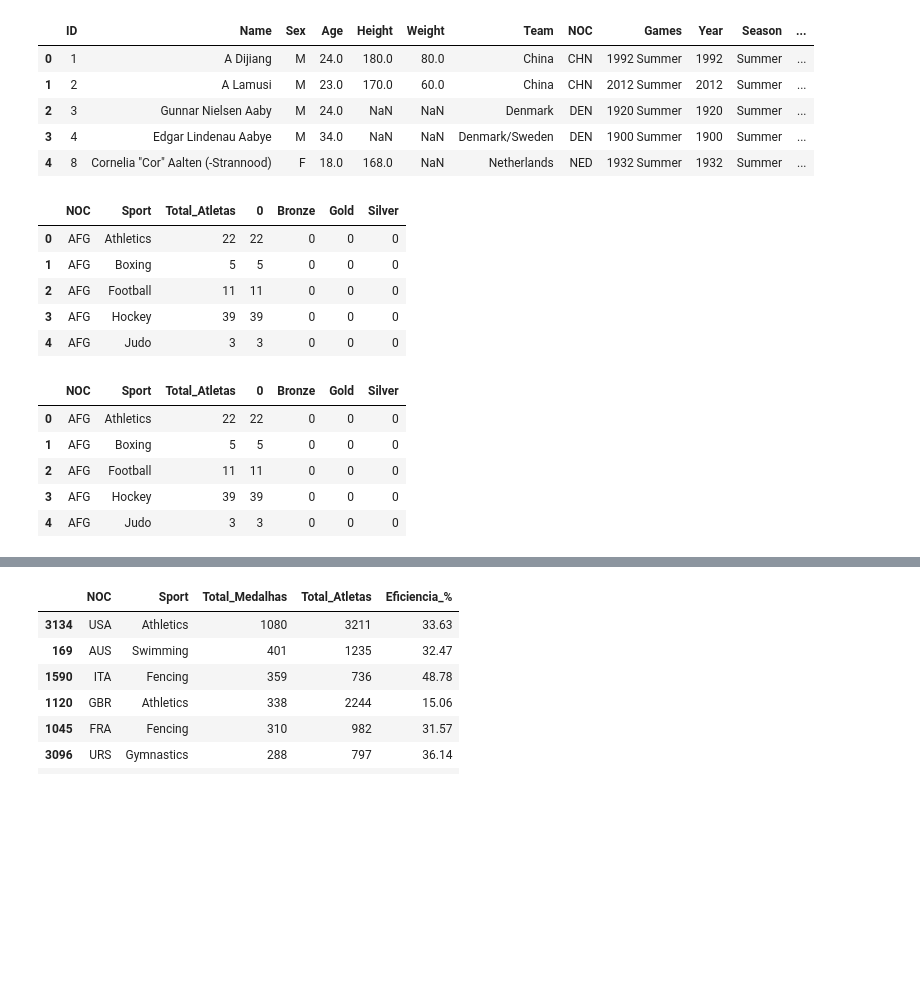
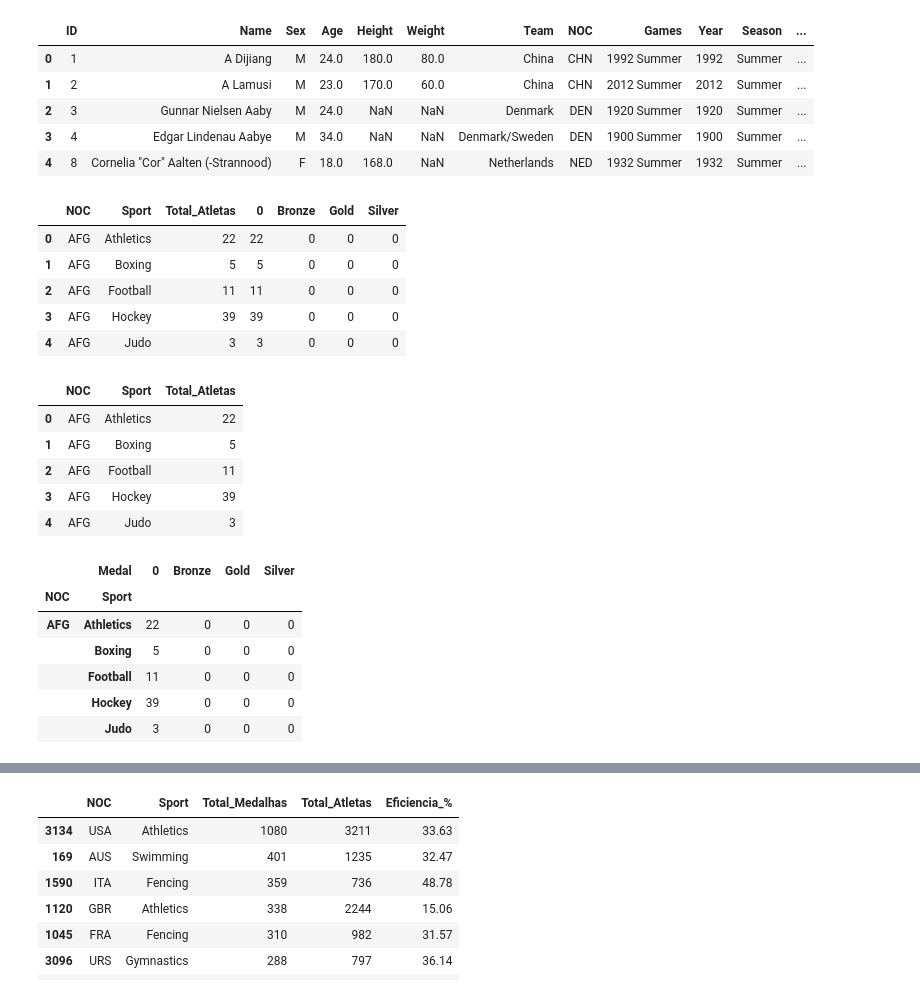
Before and after one commit to ClaraCaldas/Projeto-ICD, a Jupyter notebook: monopoliosesportivos.ipynb, the cells around one changed output, grey strips where cells are left out. Cells and saved outputs as stored; diff of their text form; code cells hidden in the pictures; blank space fills up the shorter version.

```diff
--- a/monopoliosesportivos.ipynb
+++ b/monopoliosesportivos.ipynb
@@ -27,23 +23,31 @@ display(df_atleta.head())
 # %%
 df_medalhas = df_atleta.groupby(['NOC', 'Sport'])['Medal'].value_counts().unstack(fill_value=0)
 
 df_total = df_atleta.groupby(['NOC', 'Sport']).size().reset_index(name='Total_Atletas')
 
 df_simples = pd.merge(df_total, df_medalhas, on=['NOC', 'Sport'])
 
 display(df_simples.head())
-display(df_simples.head())
+display(df_total.head())
+display(df_medalhas.head())
 # %% [output]
 |  | NOC | Sport | Total_Atletas | 0 | Bronze | Gold | Silver |
 | 0 | AFG | Athletics | 22 | 22 | 0 | 0 | 0 |
 | 1 | AFG | Boxing | 5 | 5 | 0 | 0 | 0 |
 | 2 | AFG | Football | 11 | 11 | 0 | 0 | 0 |
 | 3 | AFG | Hockey | 39 | 39 | 0 | 0 | 0 |
 | 4 | AFG | Judo | 3 | 3 | 0 | 0 | 0 |
-|  | NOC | Sport | Total_Atletas | 0 | Bronze | Gold | Silver |
-| 0 | AFG | Athletics | 22 | 22 | 0 | 0 | 0 |
-| 1 | AFG | Boxing | 5 | 5 | 0 | 0 | 0 |
-| 2 | AFG | Football | 11 | 11 | 0 | 0 | 0 |
-| 3 | AFG | Hockey | 39 | 39 | 0 | 0 | 0 |
-| 4 | AFG | Judo | 3 | 3 | 0 | 0 | 0 |
+|  | NOC | Sport | Total_Atletas |
+| 0 | AFG | Athletics | 22 |
+| 1 | AFG | Boxing | 5 |
+| 2 | AFG | Football | 11 |
+| 3 | AFG | Hockey | 39 |
+| 4 | AFG | Judo | 3 |
+|  | Medal | 0 | Bronze | Gold | Silver |
+| NOC | Sport |  |  |  |  |
+| AFG | Athletics | 22 | 0 | 0 | 0 |
+|  | Boxing | 5 | 0 | 0 | 0 |
+|  | Football | 11 | 0 | 0 | 0 |
+|  | Hockey | 39 | 0 | 0 | 0 |
+|  | Judo | 3 | 0 | 0 | 0 |
 # %%
```
Also changed, not shown: parts of 16 cells of this notebook.
